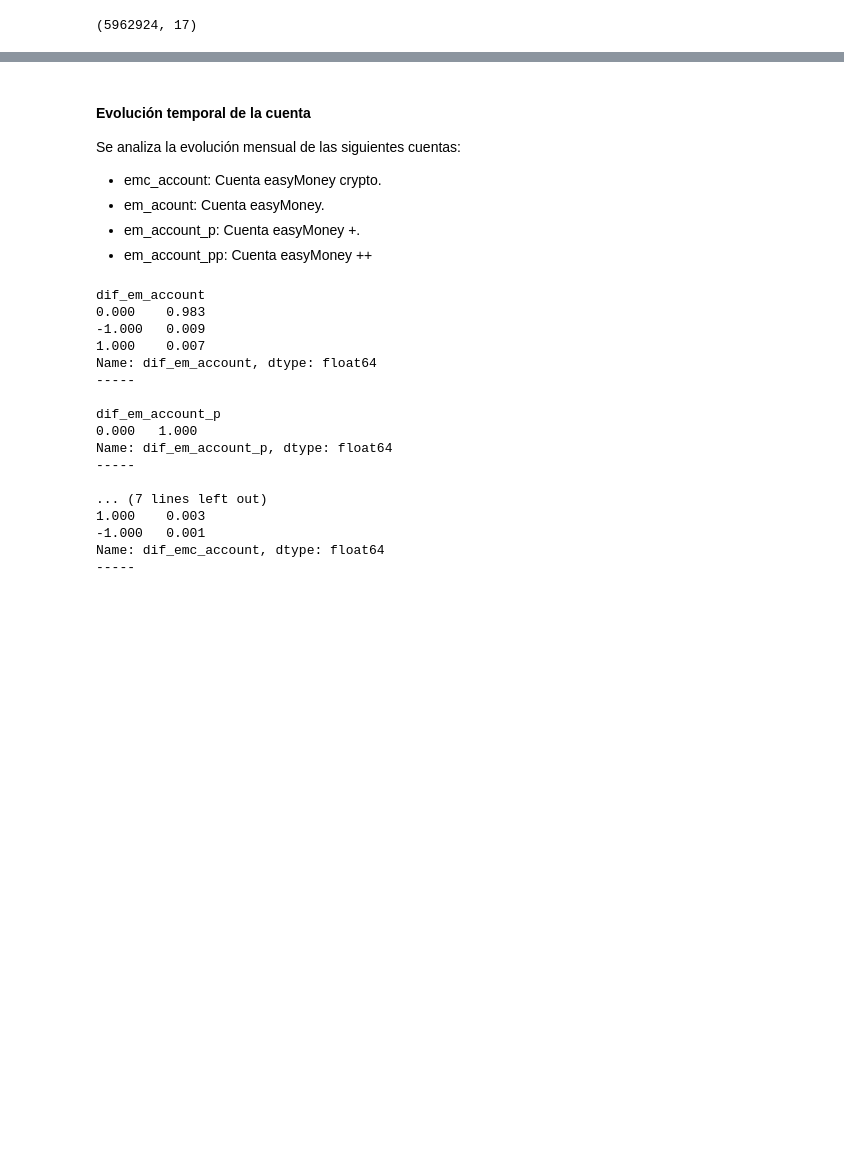
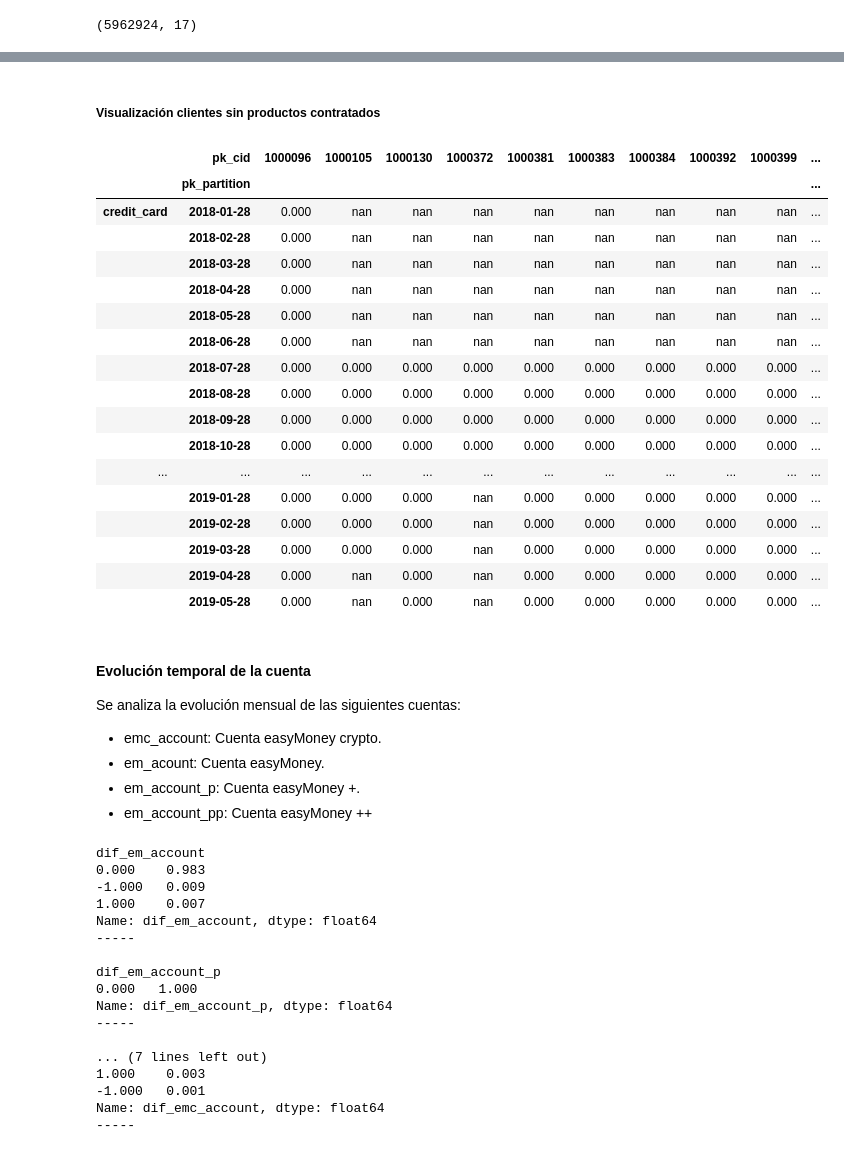
Before and after one commit to sergiomasavi/EasyMoney, a Jupyter notebook: Notebooks/TAREA_1_ANALISIS.ipynb, the cells around one changed output, grey strips where cells are left out. Drawn from its saved outputs; the diff is of its cells as text; code cells hidden in the pictures; blank space fills up the shorter version.

```diff
--- a/Notebooks/TAREA_1_ANALISIS.ipynb
+++ b/Notebooks/TAREA_1_ANALISIS.ipynb
@@ -367,0 +456,23 @@ df_products.shape
+# %% [markdown]
+##### Visualización clientes sin productos contratados
+# %%
+df_cnp_pivot.head(20).T
+# %% [output]
+|  | pk_cid | 1000096 | 1000105 | 1000130 | 1000372 | 1000381 | 1000383 | 1000384 | 1000392 | 1000399 | ... |
+|  | pk_partition |  |  |  |  |  |  |  |  |  | ... |
+| credit_card | 2018-01-28 | 0.000 | nan | nan | nan | nan | nan | nan | nan | nan | ... |
+|  | 2018-02-28 | 0.000 | nan | nan | nan | nan | nan | nan | nan | nan | ... |
+|  | 2018-03-28 | 0.000 | nan | nan | nan | nan | nan | nan | nan | nan | ... |
+|  | 2018-04-28 | 0.000 | nan | nan | nan | nan | nan | nan | nan | nan | ... |
+|  | 2018-05-28 | 0.000 | nan | nan | nan | nan | nan | nan | nan | nan | ... |
+|  | 2018-06-28 | 0.000 | nan | nan | nan | nan | nan | nan | nan | nan | ... |
+|  | 2018-07-28 | 0.000 | 0.000 | 0.000 | 0.000 | 0.000 | 0.000 | 0.000 | 0.000 | 0.000 | ... |
+|  | 2018-08-28 | 0.000 | 0.000 | 0.000 | 0.000 | 0.000 | 0.000 | 0.000 | 0.000 | 0.000 | ... |
+|  | 2018-09-28 | 0.000 | 0.000 | 0.000 | 0.000 | 0.000 | 0.000 | 0.000 | 0.000 | 0.000 | ... |
+|  | 2018-10-28 | 0.000 | 0.000 | 0.000 | 0.000 | 0.000 | 0.000 | 0.000 | 0.000 | 0.000 | ... |
+| ... | ... | ... | ... | ... | ... | ... | ... | ... | ... | ... | ... |
+|  | 2019-01-28 | 0.000 | 0.000 | 0.000 | nan | 0.000 | 0.000 | 0.000 | 0.000 | 0.000 | ... |
+|  | 2019-02-28 | 0.000 | 0.000 | 0.000 | nan | 0.000 | 0.000 | 0.000 | 0.000 | 0.000 | ... |
+|  | 2019-03-28 | 0.000 | 0.000 | 0.000 | nan | 0.000 | 0.000 | 0.000 | 0.000 | 0.000 | ... |
+|  | 2019-04-28 | 0.000 | nan | 0.000 | nan | 0.000 | 0.000 | 0.000 | 0.000 | 0.000 | ... |
+|  | 2019-05-28 | 0.000 | nan | 0.000 | nan | 0.000 | 0.000 | 0.000 | 0.000 | 0.000 | ... |
```
Also changed, not shown: parts of 23 cells of this notebook.
